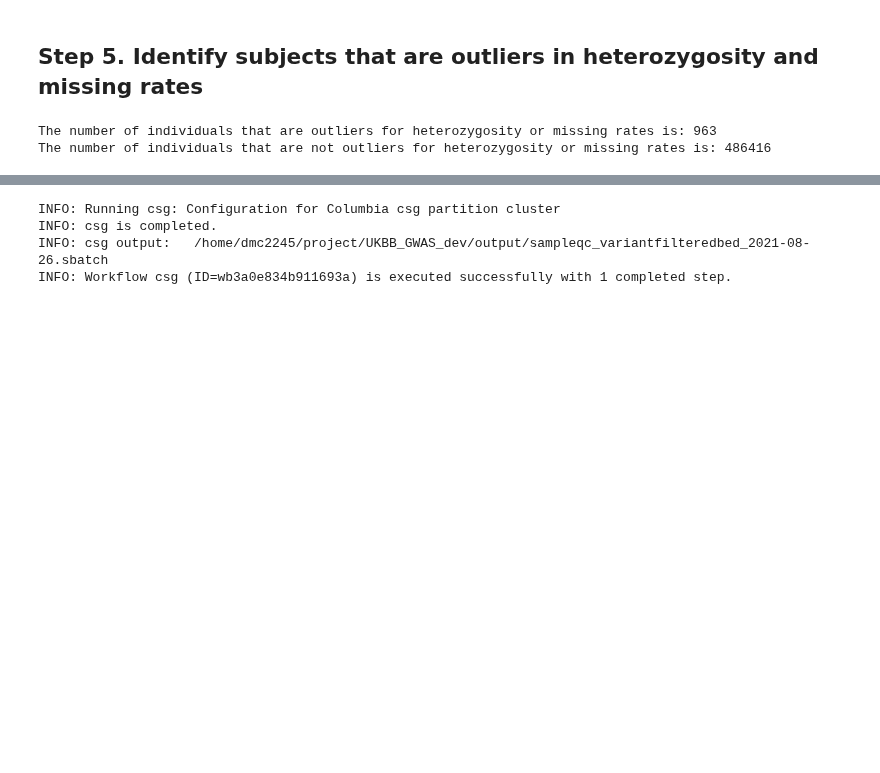
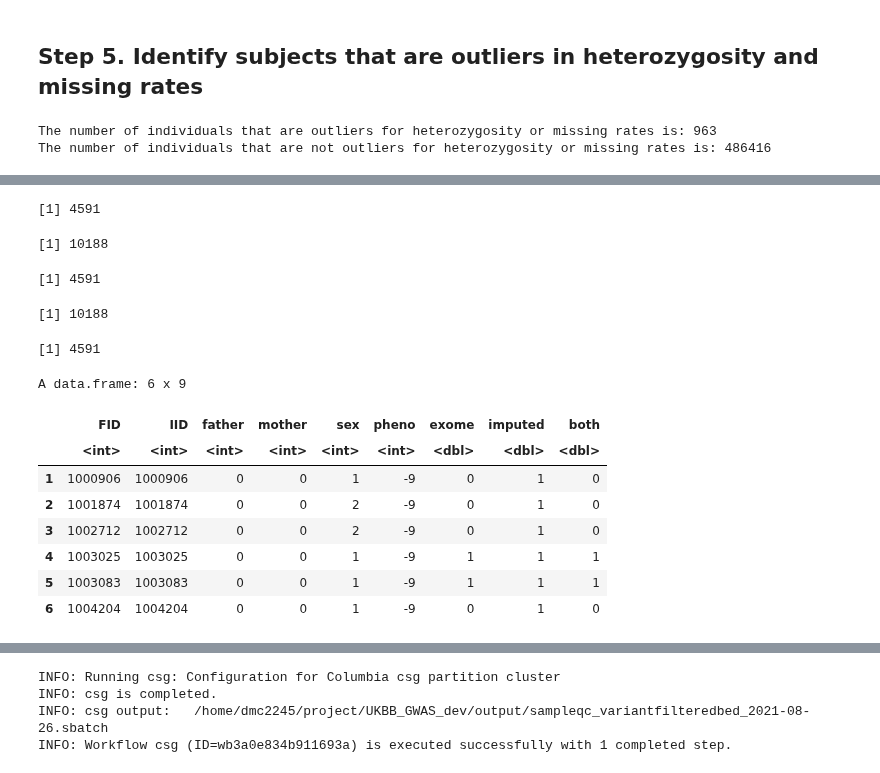
Before and after one commit to statgenetics/UKBB_GWAS_dev, a Jupyter notebook: workflow/UKBB_QC_genoarray.ipynb, the cells around one changed output, grey strips where cells are left out. Cells and saved outputs as stored; diff of their text form; code cells hidden in the pictures; blank space fills up the shorter version.

Commit message:
QC for asians and africans

```diff
--- a/workflow/UKBB_QC_genoarray.ipynb
+++ b/workflow/UKBB_QC_genoarray.ipynb
@@ -316,0 +550,7 @@ The number of individuals that are not outliers for heterozygosity or missing ra
+# %%
+#Read in the file with individuals that have exome data
+
+exome_id <- read.table("~/UKBiobank/data/exome_files/project_VCF/072721_run/plink/ukb23156_c1.merged.filtered.fam")
+names(exome_id) <-c("FID","IID","father", "mother", "sex", "pheno")
+head(exome_id)
+nrow(exome_id) ## 200,643
@@ -316,0 +568,6 @@ The number of individuals that are not outliers for heterozygosity or missing ra
+# %%
+# Read in the file with individuals that have imputed data N=487410 file=ukb32285_imputedindiv.sample
+imput_id <- read.table("~/UKBiobank_Yale_transfer/ukb39554_imputeddataset/ukb32285_imputedindiv.sample", header=T)
+head(imput_id)
+nrow(imput_id)
+nrow(imput_id[imput_id$ID_1 == "0",]) # number of missing individuals
@@ -316,0 +586,4 @@ The number of individuals that are not outliers for heterozygosity or missing ra
+# %%
+#For the 500K individuals
+asian_qc <- read.table("~/UKBiobank/genotype_files_processed/010622_asian_10189ind/010722_sample_var_final_qc/cache/UKB_genotypedatadownloaded083019.010722_sample_var_final_qc.filtered.extracted.fam")
+names(asian_qc) <-c("FID","IID","father", "mother", "sex", "pheno")
@@ -316,0 +608,35 @@ The number of individuals that are not outliers for heterozygosity or missing ra
+# %%
+nrow(asian_exome)
+# %% [output]
+[1] 4591
+# %%
+asian_imput <- asian_qc %>%
+    filter(IID %in% imput_id$ID_1) %>%
+    select ("FID", "IID")
+nrow(asian_imput)
+# %% [output]
+[1] 10188
+# %%
+asian_full <- asian_qc %>%
+  mutate(exome = if_else(IID %in% exome_id$IID,1 , 0),
+         imputed = if_else(IID %in% imput_id$ID_1,1, 0),
+         both = if_else (exome == 1 & imputed == 1, 1, 0))
+nrow(asian_full[asian_full$exome == 1,]) #making sure numbers match
+nrow(asian_full[asian_full$imputed == 1,]) #making sure numbers match
+nrow(asian_full[asian_full$both == 1,])
+# %% [output]
+[1] 4591
+[1] 10188
+[1] 4591
+# %%
+head(asian_full)
+# %% [output]
+A data.frame: 6 x 9
+|  | FID | IID | father | mother | sex | pheno | exome | imputed | both |
+|  | <int> | <int> | <int> | <int> | <int> | <int> | <dbl> | <dbl> | <dbl> |
+| 1 | 1000906 | 1000906 | 0 | 0 | 1 | -9 | 0 | 1 | 0 |
+| 2 | 1001874 | 1001874 | 0 | 0 | 2 | -9 | 0 | 1 | 0 |
+| 3 | 1002712 | 1002712 | 0 | 0 | 2 | -9 | 0 | 1 | 0 |
+| 4 | 1003025 | 1003025 | 0 | 0 | 1 | -9 | 1 | 1 | 1 |
+| 5 | 1003083 | 1003083 | 0 | 0 | 1 | -9 | 1 | 1 | 1 |
+| 6 | 1004204 | 1004204 | 0 | 0 | 1 | -9 | 0 | 1 | 0 |
```
Also changed, not shown: parts of 53 cells of this notebook, 4 other files.
